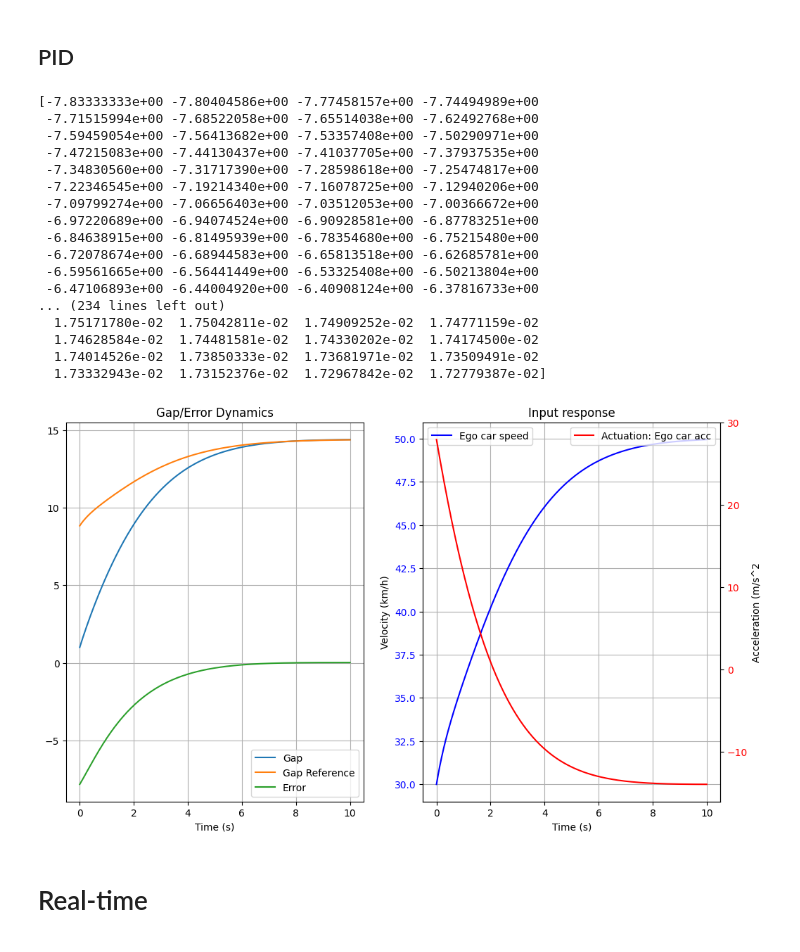
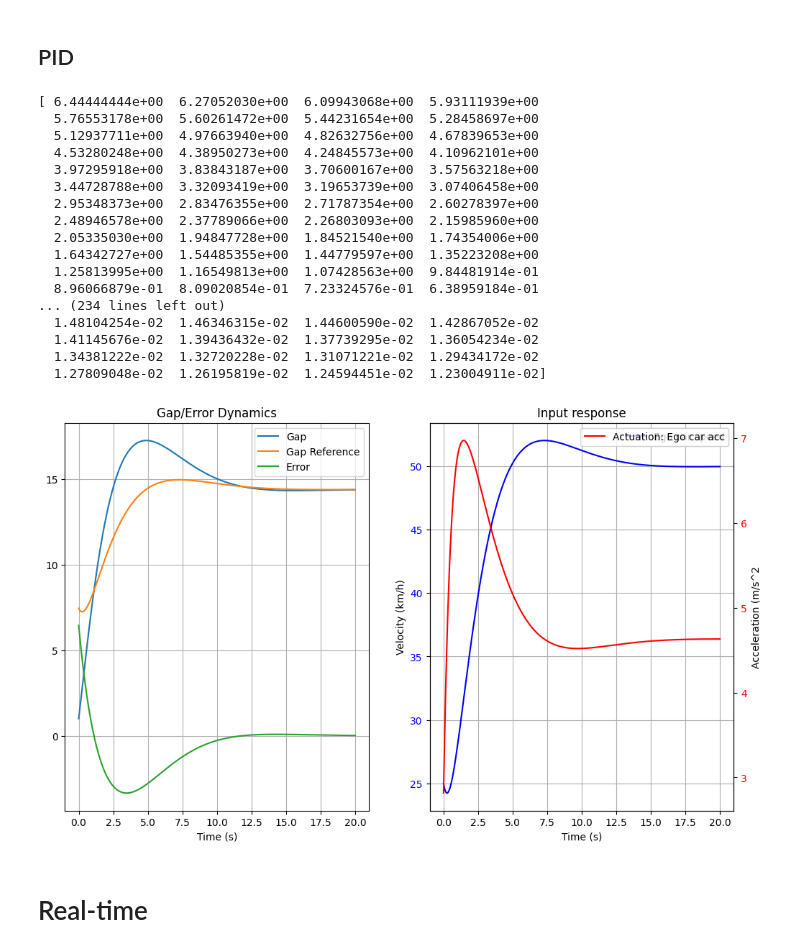
Before and after one commit to ZeArteaga/PINN-control-platooning, a Jupyter notebook: PID.ipynb, the cells around one changed output. Saved outputs shown, nothing was run; the diff lists cells and outputs as text; code cells hidden in the pictures.

```diff
--- a/PID.ipynb
+++ b/PID.ipynb
@@ -5,8 +5,15 @@ from scipy import integrate, signal
 import numpy as np
 import matplotlib.pyplot as plt
 # %%
-def plot(t, v_i, a_i, d, d_ref, e):
-    fig = plt.figure(figsize=(12,7))
+def plot(t, v_i, a_i, d, d_ref, e, params: dict =
+         {"figsize": (12,7),
+          "title": "Vehicle Dynamics"}):
+
+    figsize = params['figsize']
+    title = params['title']
+
+    fig = plt.figure(figsize=figsize)
+    fig.suptitle(title)
     ax1 = fig.add_subplot(1,2,1)
     ax2 = fig.add_subplot(1,2,2)
     ax1.plot(t, d, label='Gap')
@@ -17,7 +24,7 @@ def plot(t, v_i, a_i, d, d_ref, e):
     ax1.legend()
     ax1.grid()
 
-    ax2.plot(t, v_i*3.6, 'b', label = 'Ego car speed')
+    ax2.plot(t, np.array(v_i)*3.6, 'b', label = 'Ego car speed')
     ax2.set_xlabel('Time (s)')
     ax2.set_ylabel('Velocity (km/h)')
     ax2.set_title('Input response')
@@ -181,15 +190,15 @@ v_p = 50/3.6 #constant leader speed for now
 h = 1 #1s time headway
 
 #PI constants
-Kp = 5
-Ki = 2
-Kd = 3
+Kp = 3
+Ki = 1
+Kd = 4
 denom = 1 - Kd * h
 
 #simulation values
-t_end = 10
+t_end = 20
 t = np.linspace(0, t_end, 1000)
-v_i_0 = 30/3.6 #divided by 3.6 for km/h -> m/s conversion
+v_i_0 = 25/3.6 #divided by 3.6 for km/h -> m/s conversion
 x_0 = np.array([1, v_i_0, 0]) # initial gap (m), initial ego speed (m/s), initial integral error
 
 
@@ -197,51 +206,51 @@ x_0 = np.array([1, v_i_0, 0]) # initial gap (m), initial ego speed (m/s), initia
 #u2 = v_i-1
 u = np.zeros((t.shape[0], 2))
 u[:, 0] = d_min # constant min gap
 u[:, 1] = v_p
 
 #closed-loop state space system
 A = np.array([
     [0, -1, 0],
     [-Kp/denom, (Kp*h + Kd)/denom, Ki/denom],
     [-1, h, 0]
 ])
 
 B = np.array([
     [0 , 1],
     [Kp/denom, -Kp/denom],
     [1 , 0]
 ])
 
 #y = gap = x1
 C = np.array([1, 0, 0])
 D = np.zeros((1, 2))
 
 sys = signal.StateSpace(A, B, C, D)
 t_out, y, x = signal.lsim(sys, u, t, x_0)
 d_ref = d_min + h*x[:,1]
-e = x[:,0] - d_ref
+e = d_ref - x[:, 0]
 act = (Kp*e + Ki*x[:,2] + Kd * (x[:,1] - v_p)) / (1 - Kd * h) #recover actuation computed by controller
 print(e)
 plot(t=t_out, v_i=x[:,1], a_i=act , d=x[:,0], d_ref=d_ref, e=e)
 # %% [output]
-[-7.83333333e+00 -7.80404586e+00 -7.77458157e+00 -7.74494989e+00
- -7.71515994e+00 -7.68522058e+00 -7.65514038e+00 -7.62492768e+00
- -7.59459054e+00 -7.56413682e+00 -7.53357408e+00 -7.50290971e+00
- -7.47215083e+00 -7.44130437e+00 -7.41037705e+00 -7.37937535e+00
- -7.34830560e+00 -7.31717390e+00 -7.28598618e+00 -7.25474817e+00
- -7.22346545e+00 -7.19214340e+00 -7.16078725e+00 -7.12940206e+00
- -7.09799274e+00 -7.06656403e+00 -7.03512053e+00 -7.00366672e+00
- -6.97220689e+00 -6.94074524e+00 -6.90928581e+00 -6.87783251e+00
- -6.84638915e+00 -6.81495939e+00 -6.78354680e+00 -6.75215480e+00
- -6.72078674e+00 -6.68944583e+00 -6.65813518e+00 -6.62685781e+00
- -6.59561665e+00 -6.56441449e+00 -6.53325408e+00 -6.50213804e+00
- -6.47106893e+00 -6.44004920e+00 -6.40908124e+00 -6.37816733e+00
+[ 6.44444444e+00  6.27052030e+00  6.09943068e+00  5.93111939e+00
+  5.76553178e+00  5.60261472e+00  5.44231654e+00  5.28458697e+00
+  5.12937711e+00  4.97663940e+00  4.82632756e+00  4.67839653e+00
+  4.53280248e+00  4.38950273e+00  4.24845573e+00  4.10962101e+00
+  3.97295918e+00  3.83843187e+00  3.70600167e+00  3.57563218e+00
+  3.44728788e+00  3.32093419e+00  3.19653739e+00  3.07406458e+00
+  2.95348373e+00  2.83476355e+00  2.71787354e+00  2.60278397e+00
+  2.48946578e+00  2.37789066e+00  2.26803093e+00  2.15985960e+00
+  2.05335030e+00  1.94847728e+00  1.84521540e+00  1.74354006e+00
+  1.64342727e+00  1.54485355e+00  1.44779597e+00  1.35223208e+00
+  1.25813995e+00  1.16549813e+00  1.07428563e+00  9.84481914e-01
+  8.96066879e-01  8.09020854e-01  7.23324576e-01  6.38959184e-01
 ... (234 lines left out)
-  1.75171780e-02  1.75042811e-02  1.74909252e-02  1.74771159e-02
-  1.74628584e-02  1.74481581e-02  1.74330202e-02  1.74174500e-02
-  1.74014526e-02  1.73850333e-02  1.73681971e-02  1.73509491e-02
-  1.73332943e-02  1.73152376e-02  1.72967842e-02  1.72779387e-02]
+  1.48104254e-02  1.46346315e-02  1.44600590e-02  1.42867052e-02
+  1.41145676e-02  1.39436432e-02  1.37739295e-02  1.36054234e-02
+  1.34381222e-02  1.32720228e-02  1.31071221e-02  1.29434172e-02
+  1.27809048e-02  1.26195819e-02  1.24594451e-02  1.23004911e-02]
-[figure, old version]
+[figure, new version]
 # %% [markdown]
 # Real-time
 # %%
```
Also changed, not shown: parts of 7 cells of this notebook.
